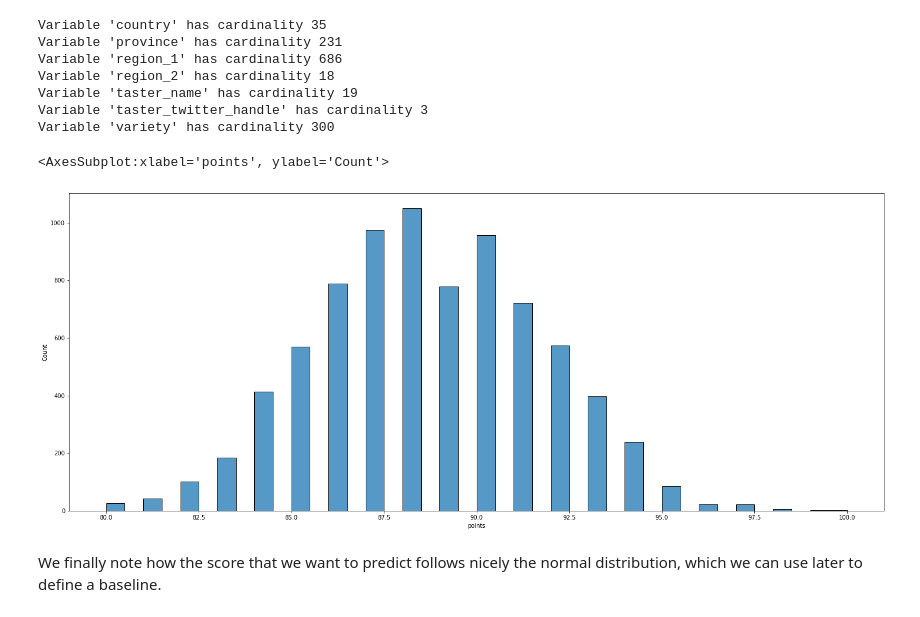
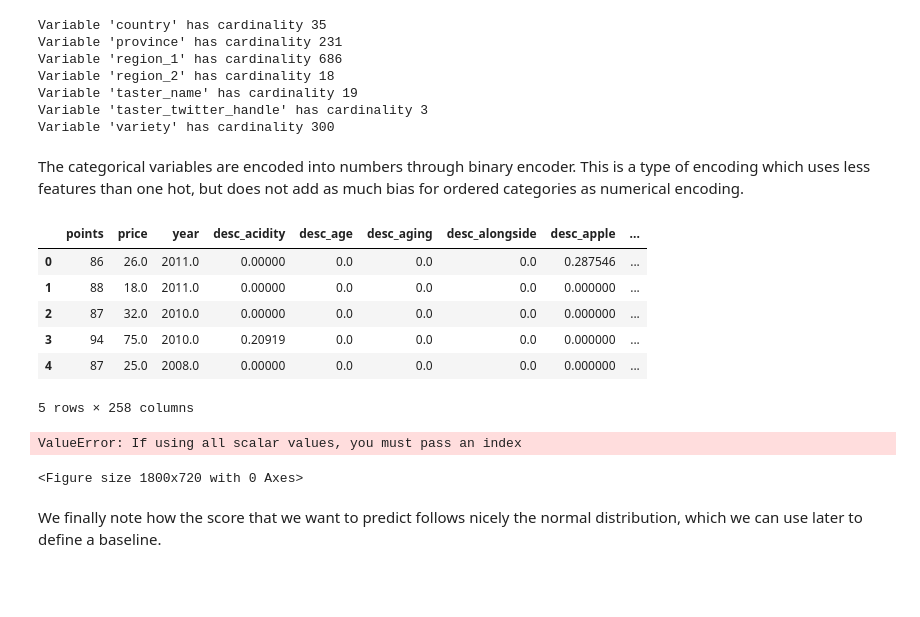
Before and after one commit to albertocarot1/datarevenue-code-challange, a Jupyter notebook: notebooks/DataExploration.ipynb, the cells around one changed output. Saved outputs shown, nothing was run; the diff lists cells and outputs as text; code cells hidden in the pictures; blank space fills up the shorter version.

Commit message:
added training experiments, added library for encoding categorical variables

```diff
--- a/notebooks/DataExploration.ipynb
+++ b/notebooks/DataExploration.ipynb
@@ -360,12 +361,34 @@ Variable 'region_2' has cardinality 18
 Variable 'taster_name' has cardinality 19
 Variable 'taster_twitter_handle' has cardinality 3
 Variable 'variety' has cardinality 300
+# %% [markdown]
+The categorical variables are encoded into numbers through binary encoder. This is a type of encoding which uses less features than one hot, but does not add as much bias for ordered categories as numerical encoding.
+# %%
+# Create object for binary encoding
+cols_to_encode=['country', 'province', 'region_1',
+                'region_2', 'taster_name', 'taster_twitter_handle', 'variety']
+encoder= ce.BinaryEncoder(cols=cols_to_encode,return_df=True)
+
+#Fit and Transform Data
+encoded_columns = encoder.fit_transform(df)
+df = df.drop(columns=cols_to_encode)
+df = pd.concat([df, encoded_columns], axis=1)
+# %%
+df.head()
+# %% [output]
+|  | points | price | year | desc_acidity | desc_age | desc_aging | desc_alongside | desc_apple | ... |
+| 0 | 86 | 26.0 | 2011.0 | 0.00000 | 0.0 | 0.0 | 0.0 | 0.287546 | ... |
+| 1 | 88 | 18.0 | 2011.0 | 0.00000 | 0.0 | 0.0 | 0.0 | 0.000000 | ... |
+| 2 | 87 | 32.0 | 2010.0 | 0.00000 | 0.0 | 0.0 | 0.0 | 0.000000 | ... |
+| 3 | 94 | 75.0 | 2010.0 | 0.20919 | 0.0 | 0.0 | 0.0 | 0.000000 | ... |
+| 4 | 87 | 25.0 | 2008.0 | 0.00000 | 0.0 | 0.0 | 0.0 | 0.000000 | ... |
+5 rows × 258 columns
 # %%
 plt.figure(figsize=(25, 10))
 sns.histplot(data=df, x="points")
 # %% [output]
-<AxesSubplot:xlabel='points', ylabel='Count'>
+ValueError: If using all scalar values, you must pass an index
-[figure, removed]
+<Figure size 1800x720 with 0 Axes>
 # %% [markdown]
 We finally note how the score that we want to predict follows nicely the normal distribution, which we can use later to define a baseline.
 # %% [markdown]
```
Also changed, not shown: parts of 7 cells of this notebook, 2 other files.
